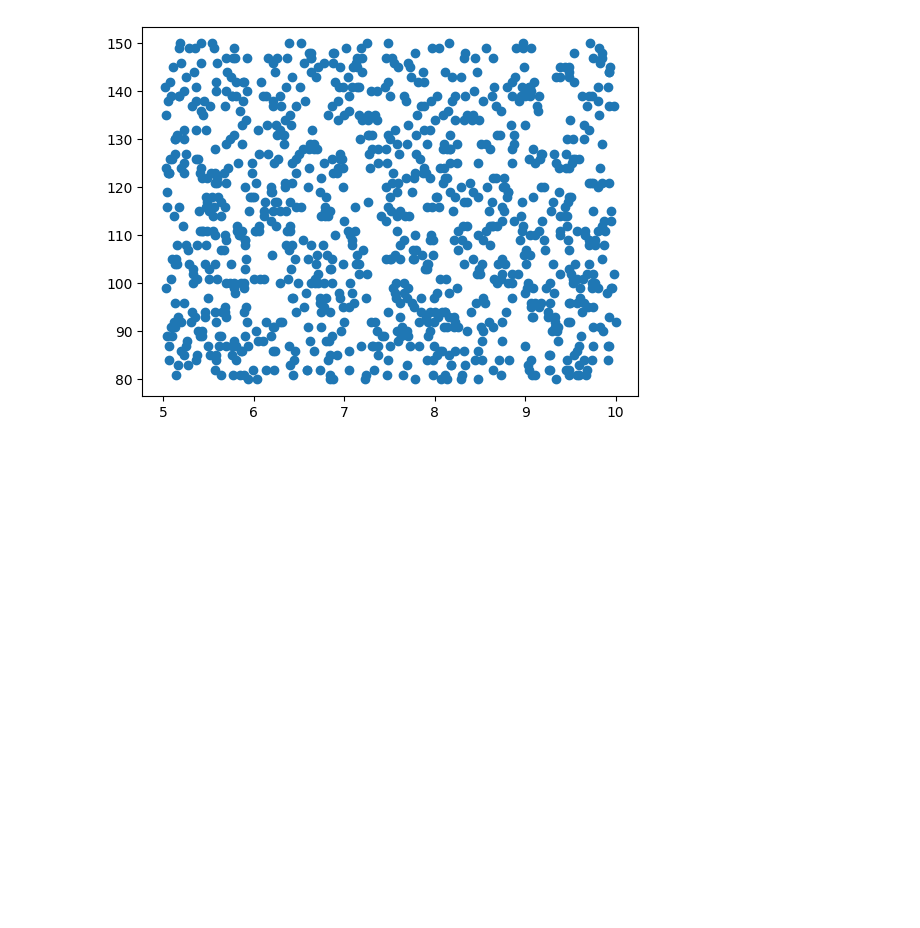
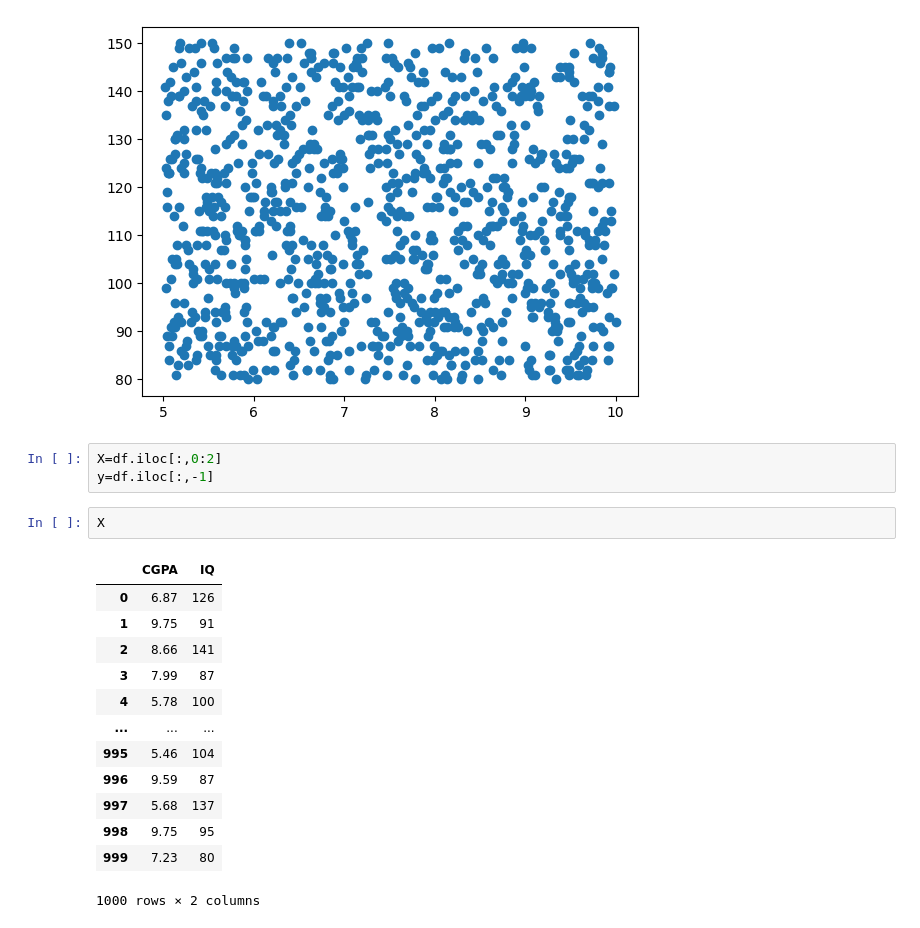
Before and after one commit to navyamj01/Student-Placement-Prediction-Model, a Jupyter notebook: model.ipynb, the cells around one changed output. Cells and saved outputs as stored; diff of their text form; blank space fills up the shorter version.

Commit message:
input output columns

```diff
--- a/model.ipynb
+++ b/model.ipynb
@@ -50,3 +50,22 @@ plt.scatter(df['CGPA'],df['IQ'])
 # %% [output]
 <matplotlib.collections.PathCollection at 0x...>
 [figure]
+# %%
+X=df.iloc[:,0:2]
+y=df.iloc[:,-1]
+# %%
+X
+# %% [output]
+|  | CGPA | IQ |
+| 0 | 6.87 | 126 |
+| 1 | 9.75 | 91 |
+| 2 | 8.66 | 141 |
+| 3 | 7.99 | 87 |
+| 4 | 5.78 | 100 |
+| ... | ... | ... |
+| 995 | 5.46 | 104 |
+| 996 | 9.59 | 87 |
+| 997 | 5.68 | 137 |
+| 998 | 9.75 | 95 |
+| 999 | 7.23 | 80 |
+1000 rows × 2 columns
```
Also changed, not shown: parts of 2 cells of this notebook.
